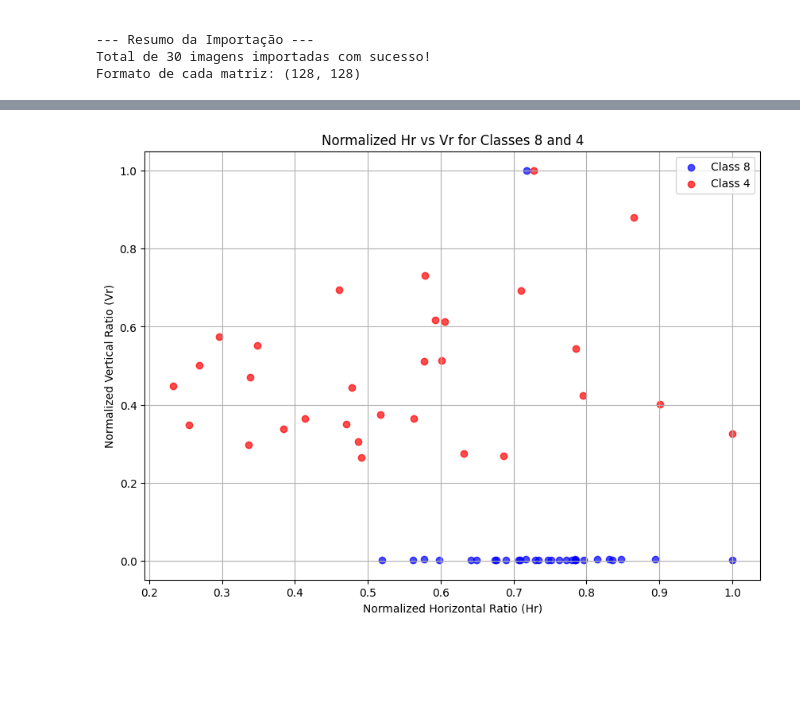
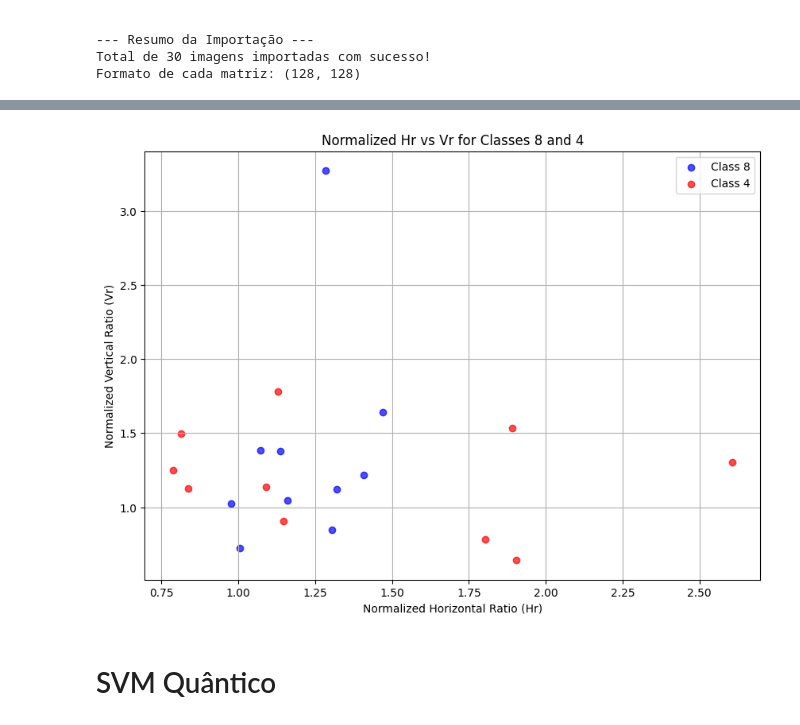
Before and after one commit to LucioFassarella/AMQ, a Jupyter notebook: Camila_perceptron.ipynb, the cells around one changed output, grey strips where cells are left out. Drawn from its saved outputs; the diff is of its cells as text; code cells hidden in the pictures; blank space fills up the shorter version.

```diff
--- a/Camila_perceptron.ipynb
+++ b/Camila_perceptron.ipynb
@@ -495,7 +501,9 @@ Lista_hr_vr[29]: [1.2813299232736572, 0.9019189765458422]
+# %%
+Lista_8 = Lista_hr_vr_treino.copy()
 # %%
 if not Lista_hr_vr_treino:
     print("Warning: lista_hr_vr_Teste is empty. Normalization will not be performed.")
     Lista_normalizada_treino = []
 else:
-    lista_normalizada_treino = normalizar_caracteristicas(Lista_hr_vr_treino)
+    Lista_normalizada_treino = normalizar_caracteristicas(Lista_hr_vr_treino)
 # %% [output]
@@ -693,7 +698,7 @@ if not Lista_hr_vr_treino:
     print("Warning: lista_hr_vr_Teste is empty. Normalization will not be performed.")
     Lista_normalizada_treino = []
 else:
-    lista_normalizada_treino = normalizar_caracteristicas(Lista_hr_vr_treino)
+    Lista_normalizada_treino = normalizar_caracteristicas(Lista_hr_vr_treino)
 # %% [output]
 Lista_hr_vr[0]: [0.38434567802856745, 0.3384932920536636]
 Lista_hr_vr[1]: [0.9005173900546133, 0.4019607843137255]
@@ -719,0 +720,3 @@ len(lista_4)
+# %%
+Lista_4 = Lista_normalizada_treino.copy()
+len(Lista_4)
@@ -824,27 +839,30 @@ len(ListaDados)
 # %%
 import matplotlib.pyplot as plt
 
 # Extract Hr and Vr for class 8 (assuming lista_8 contains [Hr, Vr] for class 8)
-hr_8 = [item[0] for item in lista_8]
-vr_8 = [item[1] for item in lista_8]
+hr_8 = [item[0] for item in Lista_8]
+vr_8 = [item[1] for item in Lista_8]
 
 # Extract Hr and Vr for class 4 (assuming lista_4 contains [Hr, Vr] for class 4)
-hr_4 = [item[0] for item in lista_4]
-vr_4 = [item[1] for item in lista_4]
+hr_4 = [item[0] for item in Lista_4]
+vr_4 = [item[1] for item in Lista_4]
 
 plt.figure(figsize=(10, 7))
+#plt.axis('scaled')
 
 # Plotting class 8
 plt.scatter(hr_8, vr_8, color='blue', label='Class 8', alpha=0.7)
 
 # Plotting class 4
 plt.scatter(hr_4, vr_4, color='red', label='Class 4', alpha=0.7)
 
 plt.title('Normalized Hr vs Vr for Classes 8 and 4')
 plt.xlabel('Normalized Horizontal Ratio (Hr)')
 plt.ylabel('Normalized Vertical Ratio (Vr)')
 plt.legend()
 plt.grid(True)
 plt.show()
 # %% [output]
-[figure, old version]
+[figure, new version]
+# %% [markdown]
+# SVM Quântico
```
Also changed, not shown: parts of 31 cells of this notebook.
